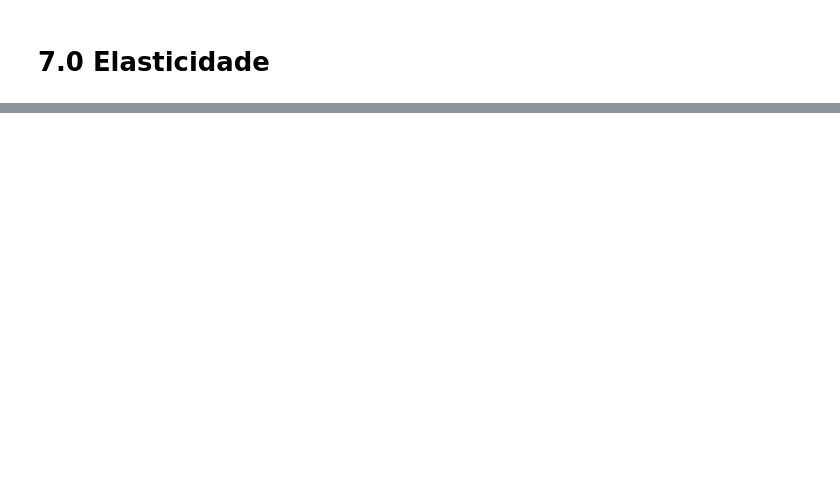
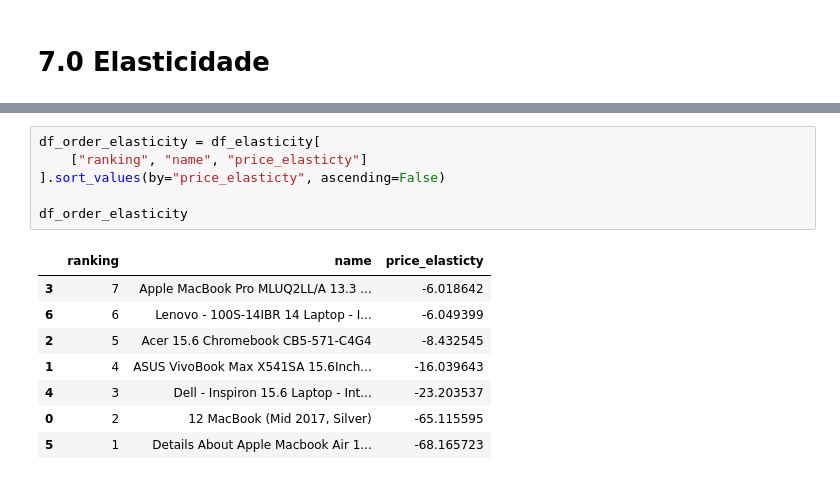
Before and after one commit to douglasaturnino/elasticidade-de-preco, a Jupyter notebook: notebook/elasticidade.ipynb, the cells around one changed output, grey strips where cells are left out. Cells and saved outputs as stored; diff of their text form; blank space fills up the shorter version.

```diff
--- a/notebook/elasticidade.ipynb
+++ b/notebook/elasticidade.ipynb
@@ -981,0 +983,15 @@ TypeError: text() got multiple values for argument 'fontdict'
+# %%
+df_order_elasticity = df_elasticity[
+    ["ranking", "name", "price_elasticty"]
+].sort_values(by="price_elasticty", ascending=False)
+
+df_order_elasticity
+# %% [output]
+|  | ranking | name | price_elasticty |
+| 3 | 7 | Apple MacBook Pro MLUQ2LL/A 13.3 ... | -6.018642 |
+| 6 | 6 | Lenovo - 100S-14IBR 14 Laptop - I... | -6.049399 |
+| 2 | 5 | Acer 15.6 Chromebook CB5-571-C4G4 | -8.432545 |
+| 1 | 4 | ASUS VivoBook Max X541SA 15.6Inch... | -16.039643 |
+| 4 | 3 | Dell - Inspiron 15.6 Laptop - Int... | -23.203537 |
+| 0 | 2 | 12 MacBook (Mid 2017, Silver) | -65.115595 |
+| 5 | 1 | Details About Apple Macbook Air 1... | -68.165723 |
```
Also changed, not shown: parts of 4 cells of this notebook.
